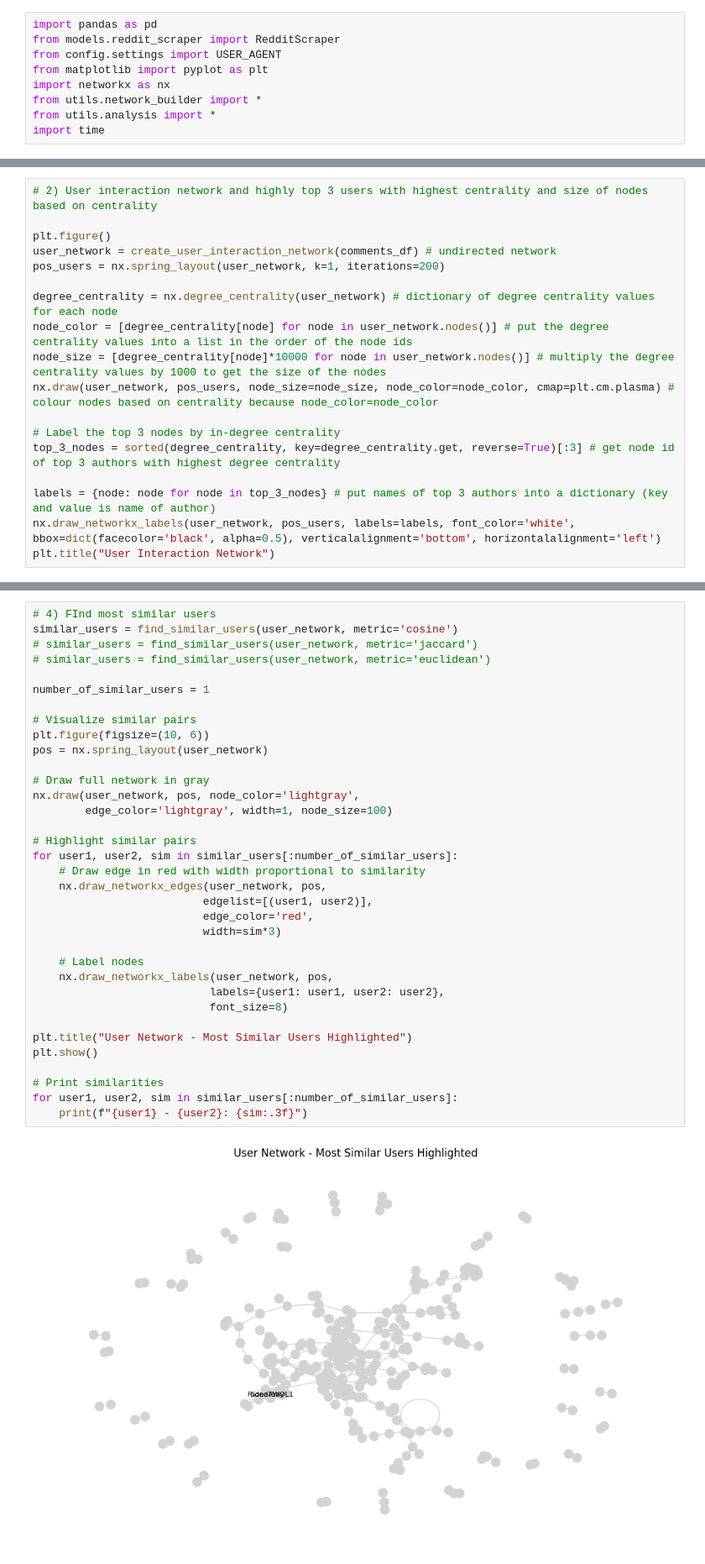
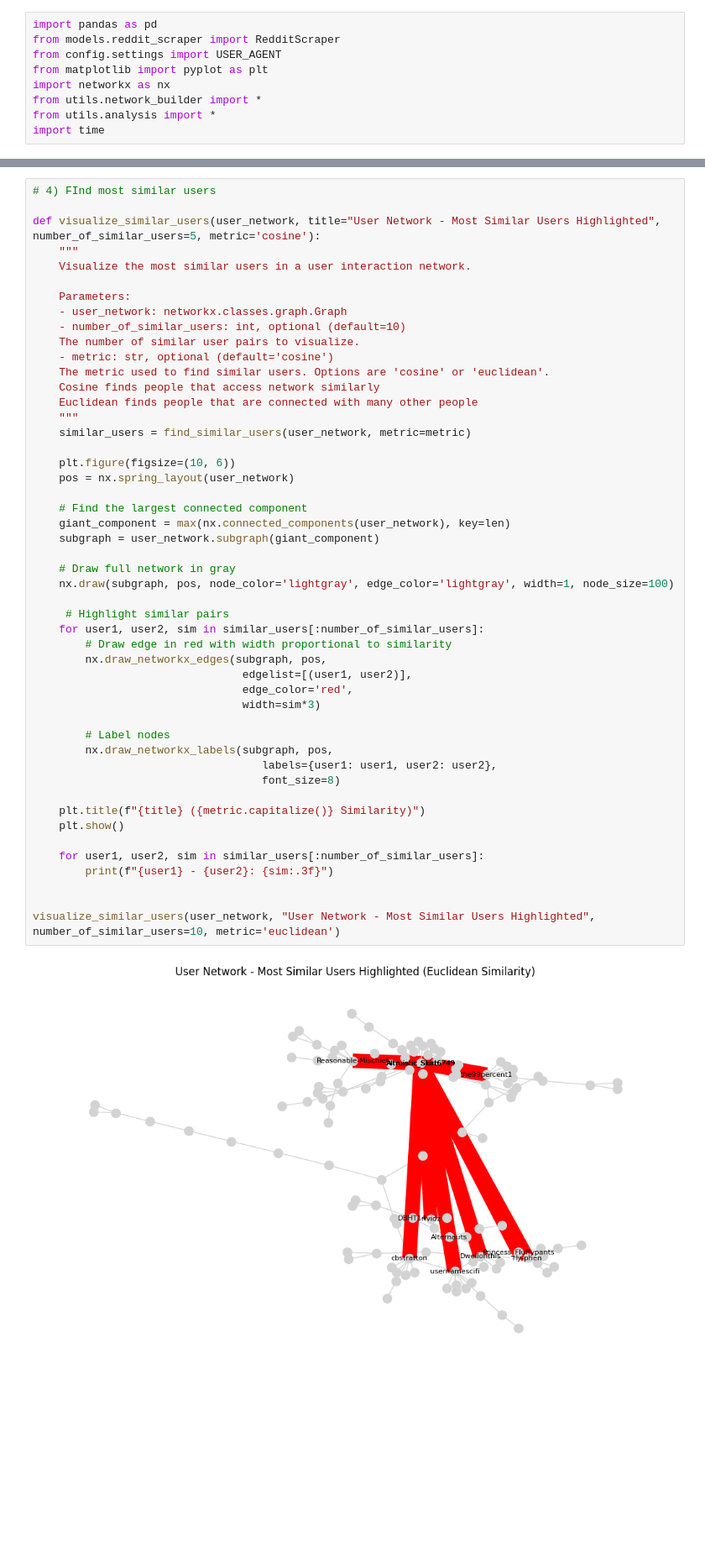
Before and after one commit to berniehogan/oii-fsds-textanalysis, a Jupyter notebook: week4day2_lab.ipynb, the cells around one changed output, grey strips where cells are left out. Shown at 84% size. Saved outputs shown, nothing was run; the diff lists cells and outputs as text; blank space fills up the shorter version.

```diff
--- a/week4day2_lab.ipynb
+++ b/week4day2_lab.ipynb
@@ -74,18 +77,0 @@ Depth of the tree: 7
-# %%
-# 2) User interaction network and highly top 3 users with highest centrality and size of nodes based on centrality
-
-plt.figure()
-user_network = create_user_interaction_network(comments_df) # undirected network
-pos_users = nx.spring_layout(user_network, k=1, iterations=200)
-
-degree_centrality = nx.degree_centrality(user_network) # dictionary of degree centrality values for each node
-node_color = [degree_centrality[node] for node in user_network.nodes()] # put the degree centrality values into a list in the order of the node ids
-node_size = [degree_centrality[node]*10000 for node in user_network.nodes()] # multiply the degree centrality values by 1000 to get the size of the nodes
-nx.draw(user_network, pos_users, node_size=node_size, node_color=node_color, cmap=plt.cm.plasma) # colour nodes based on centrality because node_color=node_color
-
-# Label the top 3 nodes by in-degree centrality
-top_3_nodes = sorted(degree_centrality, key=degree_centrality.get, reverse=True)[:3] # get node id of top 3 authors with highest degree centrality
-
-labels = {node: node for node in top_3_nodes} # put names of top 3 authors into a dictionary (key and value is name of author)
-nx.draw_networkx_labels(user_network, pos_users, labels=labels, font_color='white', bbox=dict(facecolor='black', alpha=0.5), verticalalignment='bottom', horizontalalignment='left')
-plt.title("User Interaction Network")
@@ -132,37 +133,51 @@ Jaccard similarity between users who commented on post 1 and post 2: 0.0266
 # %%
 # 4) FInd most similar users
-similar_users = find_similar_users(user_network, metric='cosine')
-# similar_users = find_similar_users(user_network, metric='jaccard')
-# similar_users = find_similar_users(user_network, metric='euclidean')
 
-number_of_similar_users = 1
+def visualize_similar_users(user_network, title="User Network - Most Similar Users Highlighted", number_of_similar_users=5, metric='cosine'):
+    """
+    Visualize the most similar users in a user interaction network.
 
-# Visualize similar pairs
-plt.figure(figsize=(10, 6))
-pos = nx.spring_layout(user_network)
+    Parameters:
+    - user_network: networkx.classes.graph.Graph
+    - number_of_similar_users: int, optional (default=10)
+    The number of similar user pairs to visualize.
+    - metric: str, optional (default='cosine')
+    The metric used to find similar users. Options are 'cosine' or 'euclidean'.
+    Cosine finds people that access network similarly
+    Euclidean finds people that are connected with many other people
+    """
+    similar_users = find_similar_users(user_network, metric=metric)
 
-# Draw full network in gray
-nx.draw(user_network, pos, node_color='lightgray',
-        edge_color='lightgray', width=1, node_size=100)
+    plt.figure(figsize=(10, 6))
+    pos = nx.spring_layout(user_network)
 
-# Highlight similar pairs
-for user1, user2, sim in similar_users[:number_of_similar_users]:
-    # Draw edge in red with width proportional to similarity
-    nx.draw_networkx_edges(user_network, pos,
-                          edgelist=[(user1, user2)],
-                          edge_color='red',
-                          width=sim*3)
+    # Find the largest connected component
+    giant_component = max(nx.connected_components(user_network), key=len)
+    subgraph = user_network.subgraph(giant_component)
 
-    # Label nodes
-    nx.draw_networkx_labels(user_network, pos,
-                           labels={user1: user1, user2: user2},
-                           font_size=8)
+    # Draw full network in gray
+    nx.draw(subgraph, pos, node_color='lightgray', edge_color='lightgray', width=1, node_size=100)
 
-plt.title("User Network - Most Similar Users Highlighted")
-plt.show()
+     # Highlight similar pairs
+    for user1, user2, sim in similar_users[:number_of_similar_users]:
+        # Draw edge in red with width proportional to similarity
+        nx.draw_networkx_edges(subgraph, pos,
+                                edgelist=[(user1, user2)],
+                                edge_color='red',
+                                width=sim*3)
 
-# Print similarities
-for user1, user2, sim in similar_users[:number_of_similar_users]:
-    print(f"{user1} - {user2}: {sim:.3f}")
+        # Label nodes
+        nx.draw_networkx_labels(subgraph, pos,
+                                   labels={user1: user1, user2: user2},
+                                   font_size=8)
+
+    plt.title(f"{title} ({metric.capitalize()} Similarity)")
+    plt.show()
+
+    for user1, user2, sim in similar_users[:number_of_similar_users]:
+        print(f"{user1} - {user2}: {sim:.3f}")
+
+
+visualize_similar_users(user_network, "User Network - Most Similar Users Highlighted", number_of_similar_users=10, metric='euclidean')
 # %% [output]
-[figure, old version]
+[figure, new version]
```
Also changed, not shown: parts of 14 cells of this notebook, 3 other files.
